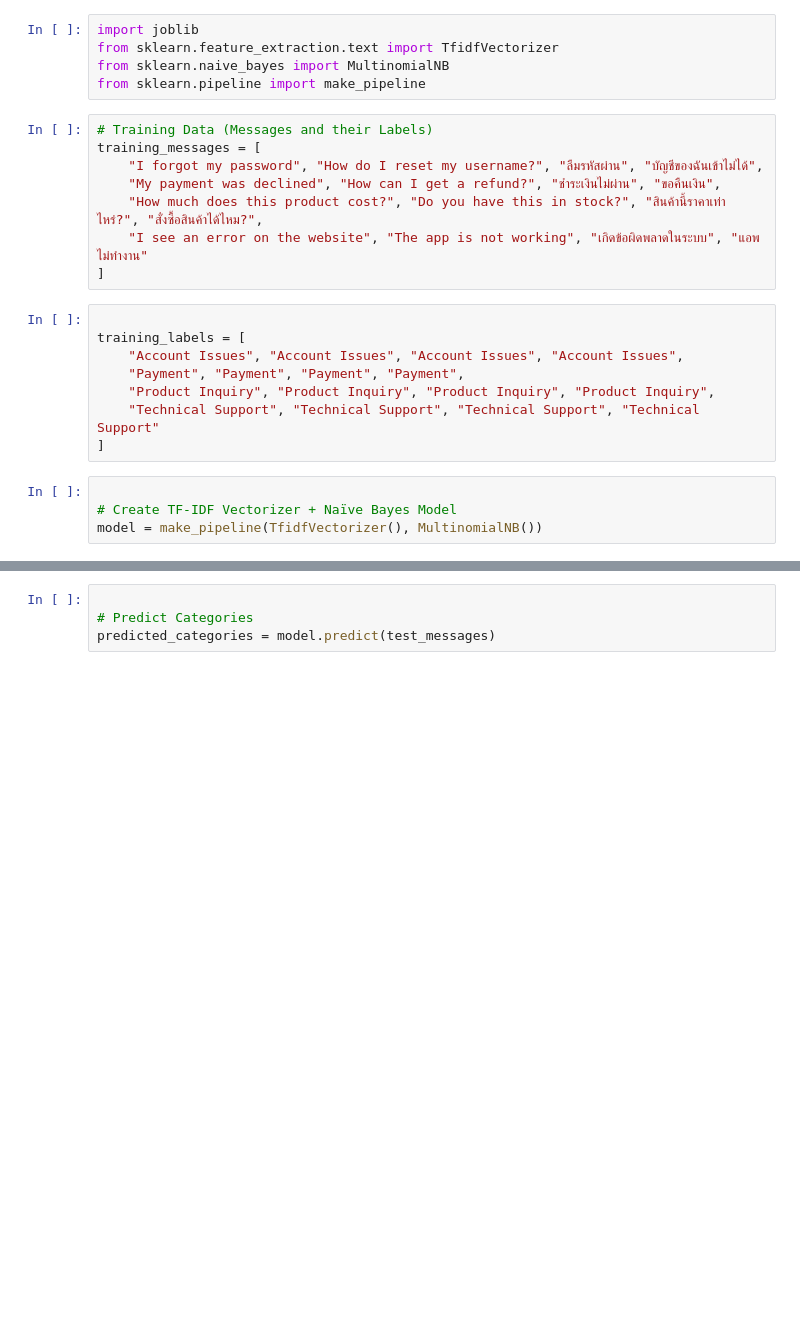
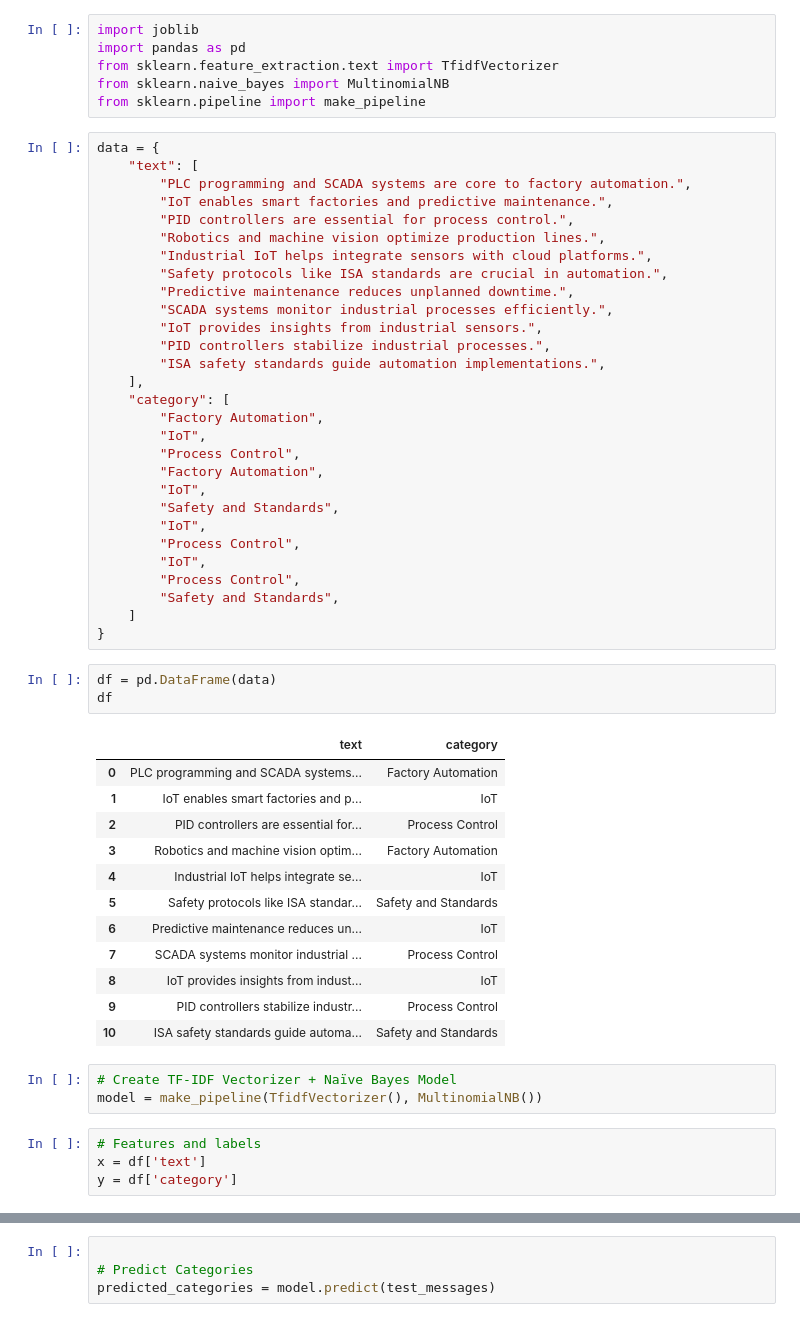
Before and after one commit to santapong/CapStone-Project, a Jupyter notebook: learning/text_analysis.ipynb, the cells around one changed output, grey strips where cells are left out. Drawn from its saved outputs; the diff is of its cells as text; blank space fills up the shorter version.

Commit message:
Update Text classification

```diff
--- a/learning/text_analysis.ipynb
+++ b/learning/text_analysis.ipynb
@@ -1,26 +1,59 @@
 # %%
 import joblib
+import pandas as pd
 from sklearn.feature_extraction.text import TfidfVectorizer
 from sklearn.naive_bayes import MultinomialNB
 from sklearn.pipeline import make_pipeline
-# %%
-# Training Data (Messages and their Labels)
-training_messages = [
-    "I forgot my password", "How do I reset my username?", "ลืมรหัสผ่าน", "บัญชีของฉันเข้าไม่ได้",
-    "My payment was declined", "How can I get a refund?", "ชำระเงินไม่ผ่าน", "ขอคืนเงิน",
-    "How much does this product cost?", "Do you have this in stock?", "สินค้านี้ราคาเท่าไหร่?", "สั่งซื้อสินค้าได้ไหม?",
-    "I see an error on the website", "The app is not working", "เกิดข้อผิดพลาดในระบบ", "แอพไม่ทำงาน"
-]
-# %%
-
-training_labels = [
-    "Account Issues", "Account Issues", "Account Issues", "Account Issues",
-    "Payment", "Payment", "Payment", "Payment",
-    "Product Inquiry", "Product Inquiry", "Product Inquiry", "Product Inquiry",
-    "Technical Support", "Technical Support", "Technical Support", "Technical Support"
-]
+# %%
+data = {
+    "text": [
+        "PLC programming and SCADA systems are core to factory automation.",
+        "IoT enables smart factories and predictive maintenance.",
+        "PID controllers are essential for process control.",
+        "Robotics and machine vision optimize production lines.",
+        "Industrial IoT helps integrate sensors with cloud platforms.",
+        "Safety protocols like ISA standards are crucial in automation.",
+        "Predictive maintenance reduces unplanned downtime.",
+        "SCADA systems monitor industrial processes efficiently.",
+        "IoT provides insights from industrial sensors.",
+        "PID controllers stabilize industrial processes.",
+        "ISA safety standards guide automation implementations.",
+    ],
+    "category": [
+        "Factory Automation",
+        "IoT",
+        "Process Control",
+        "Factory Automation",
+        "IoT",
+        "Safety and Standards",
+        "IoT",
+        "Process Control",
+        "IoT",
+        "Process Control",
+        "Safety and Standards",
+    ]
+}
+# %%
+df = pd.DataFrame(data)
+df
+# %% [output]
+|  | text | category |
+| 0 | PLC programming and SCADA systems... | Factory Automation |
+| 1 | IoT enables smart factories and p... | IoT |
+| 2 | PID controllers are essential for... | Process Control |
+| 3 | Robotics and machine vision optim... | Factory Automation |
+| 4 | Industrial IoT helps integrate se... | IoT |
+| 5 | Safety protocols like ISA standar... | Safety and Standards |
+| 6 | Predictive maintenance reduces un... | IoT |
+| 7 | SCADA systems monitor industrial ... | Process Control |
+| 8 | IoT provides insights from indust... | IoT |
+| 9 | PID controllers stabilize industr... | Process Control |
+| 10 | ISA safety standards guide automa... | Safety and Standards |
 # %%
-
 # Create TF-IDF Vectorizer + Naïve Bayes Model
 model = make_pipeline(TfidfVectorizer(), MultinomialNB())
+# %%
+# Features and labels
+x = df['text']
+y = df['category']
 # %%
```
Also changed, not shown: parts of 13 cells of this notebook, 15 other files.
